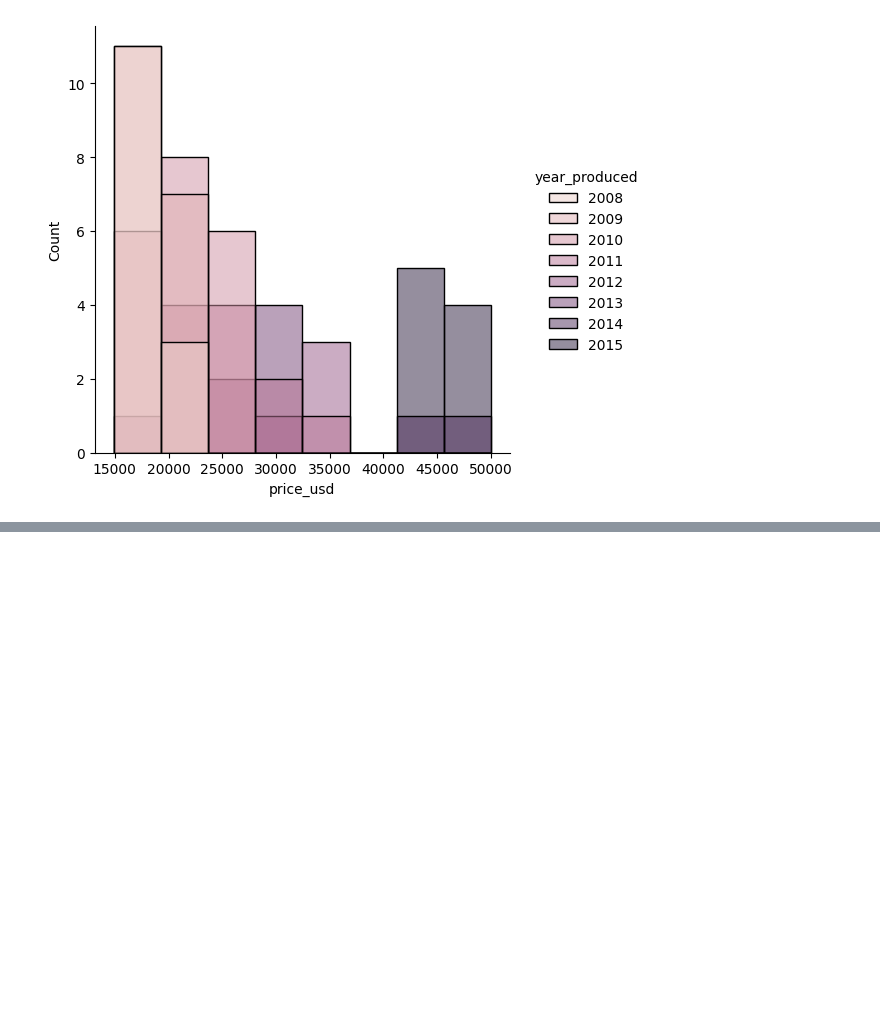
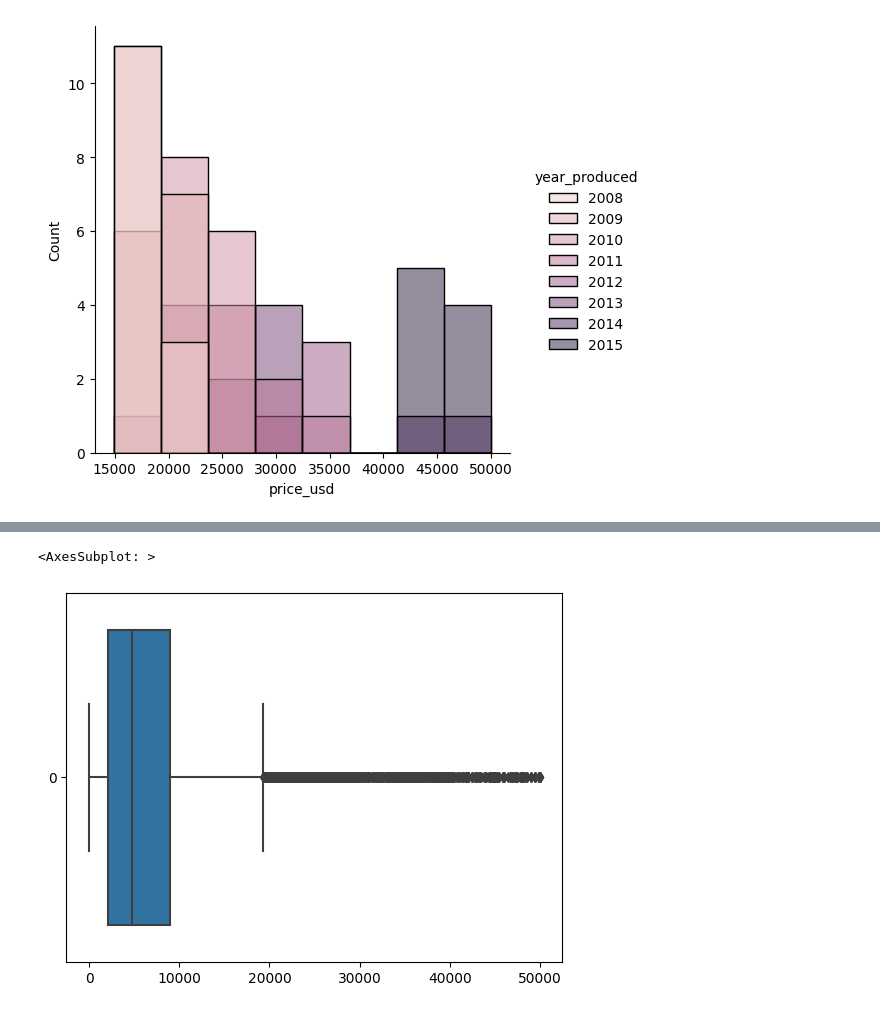
Before and after one commit to JuanDiegoZ/EstadisticaDescriptiva, a Jupyter notebook: EstadisticaDescriptivaIntroduccion.ipynb, the cells around one changed output, grey strips where cells are left out. Cells and saved outputs as stored; diff of their text form; code cells hidden in the pictures; blank space fills up the shorter version.

```diff
--- a/EstadisticaDescriptivaIntroduccion.ipynb
+++ b/EstadisticaDescriptivaIntroduccion.ipynb
@@ -203,0 +296,5 @@ sns.displot(BMW_df,x = 'price_usd', hue ='year_produced')
+# %%
+sns.boxplot(df_cars['price_usd'],orient= 'h')
+# %% [output]
+<AxesSubplot: >
+[figure, added]
```
Also changed, not shown: parts of 15 cells of this notebook, 4 other files.
